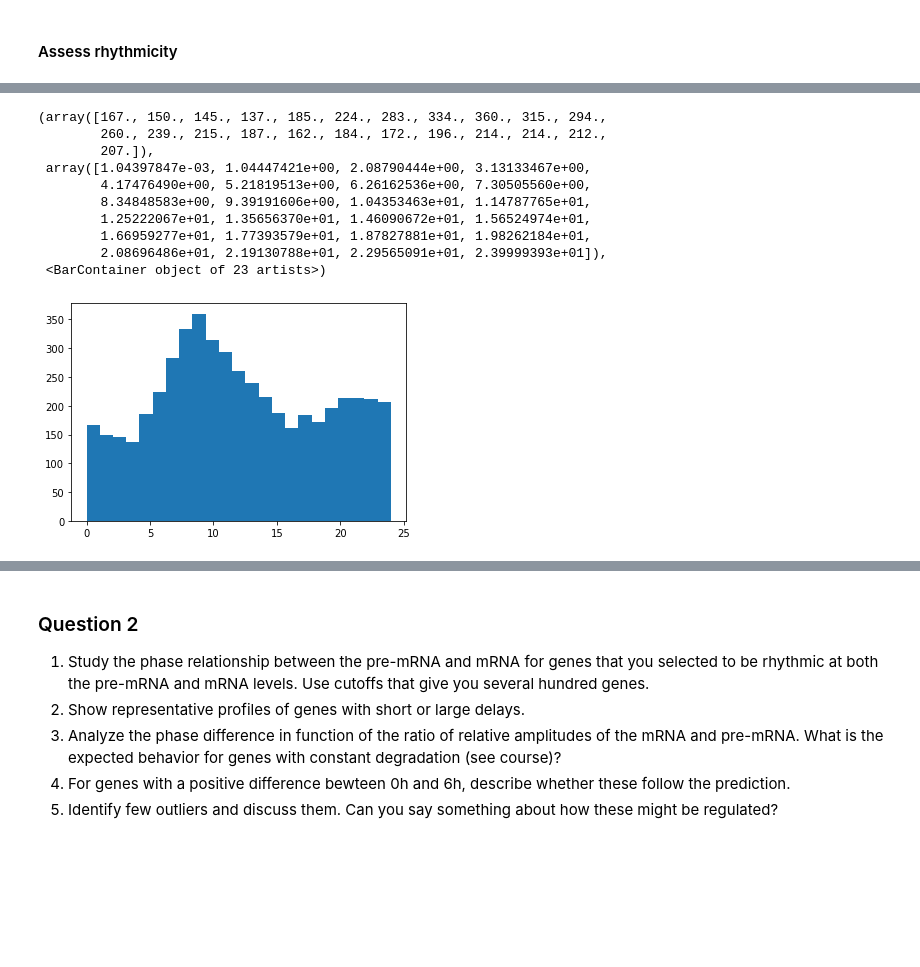
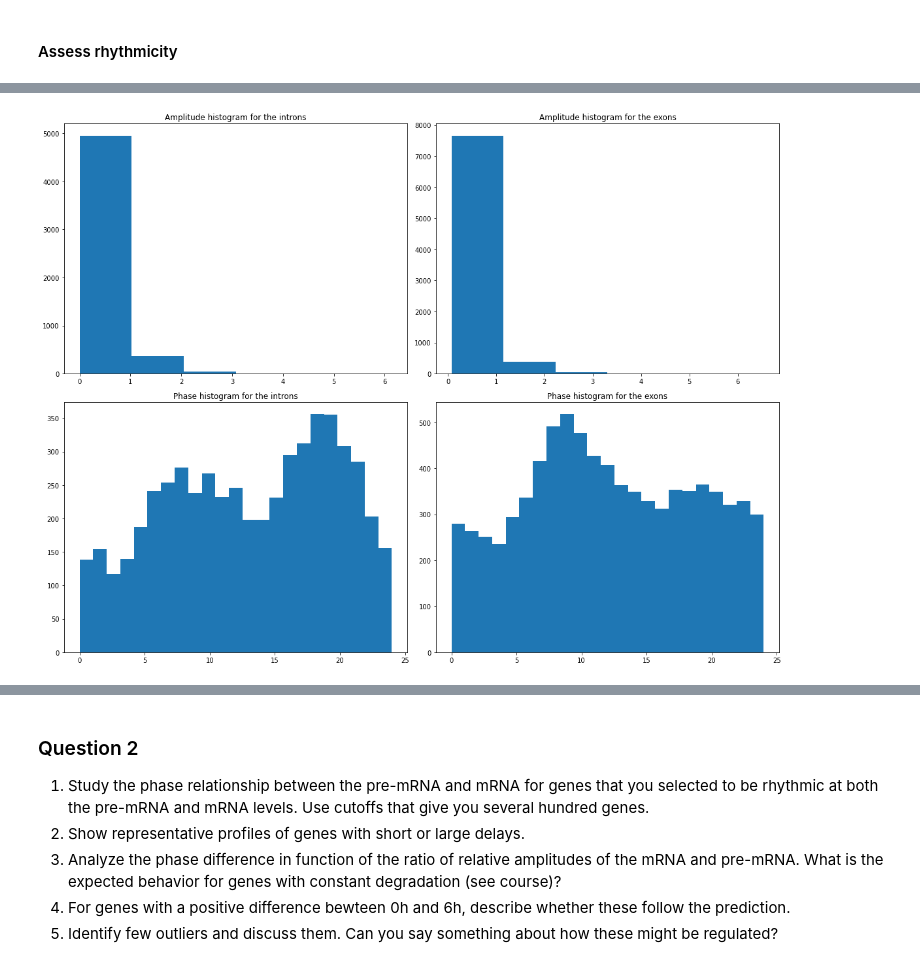
Before and after one commit to Romrchp/graded-exs, a Jupyter notebook: Exercise_Week11_12_B.ipynb, the cells around one changed output, grey strips where cells are left out. Saved outputs shown, nothing was run; the diff lists cells and outputs as text; code cells hidden in the pictures; blank space fills up the shorter version.

```diff
--- a/Exercise_Week11_12_B.ipynb
+++ b/Exercise_Week11_12_B.ipynb
@@ -261,7 +297,7 @@ def return_amp_phase_pv(y, Ts, T, N):
     sig2 = np.var(y)
     R2 = 1 - sig2_1 / sig2
     p = 3
-    pval=beta.pdf(R2, (p - 1) / 2, (N - p) / 2)
+    pval = 1 - beta.cdf(R2, (p - 1) / 2, (N - p) / 2)
     if phase < 0:
         phase += T
 
@@ -377,14 +349,27 @@ plt.hist(good_introns_phase,bins=int(max(good_introns_phase)))
-# %%
-plt.hist(good_exons_phase,bins=int(max(good_exons_phase)))
-# %% [output]
-(array([167., 150., 145., 137., 185., 224., 283., 334., 360., 315., 294.,
-        260., 239., 215., 187., 162., 184., 172., 196., 214., 214., 212.,
-        207.]),
- array([1.04397847e-03, 1.04447421e+00, 2.08790444e+00, 3.13133467e+00,
-        4.17476490e+00, 5.21819513e+00, 6.26162536e+00, 7.30505560e+00,
-        8.34848583e+00, 9.39191606e+00, 1.04353463e+01, 1.14787765e+01,
-        1.25222067e+01, 1.35656370e+01, 1.46090672e+01, 1.56524974e+01,
-        1.66959277e+01, 1.77393579e+01, 1.87827881e+01, 1.98262184e+01,
-        2.08696486e+01, 2.19130788e+01, 2.29565091e+01, 2.39999393e+01]),
- <BarContainer object of 23 artists>)
-[figure, removed]
+# %%
+#Selecting only the amplitude/phases of introns & exons that show a p-value < 0.05.
+
+good_introns_amp = amp_intron[pv_intron<0.05]
+good_exons_amp = amp_exon[pv_exon<0.05]
+
+good_introns_phase = phase_intron[pv_intron<0.05]
+good_exons_phase = phase_exon[pv_exon<0.05]
+
+fig, ((ax1, ax2), (ax3, ax4)) = plt.subplots(nrows=2, ncols=2, figsize = (16,12))
+
+ax1.hist(good_introns_amp,bins=int(max(good_introns_amp)))
+ax1.set_title('Amplitude histogram for the introns')
+
+ax2.hist(good_exons_amp,bins=int(max(good_exons_amp)))
+ax2.set_title('Amplitude histogram for the exons')
+
+ax3.hist(good_introns_phase,bins=int(max(good_introns_phase)));
+ax3.set_title('Phase histogram for the introns')
+
+ax4.hist(good_exons_phase,bins=int(max(good_exons_phase)));
+ax4.set_title('Phase histogram for the exons')
+
+plt.tight_layout()
+plt.show()
+# %% [output]
+[figure, added]
```
Also changed, not shown: parts of 27 cells of this notebook, 1 other file.
